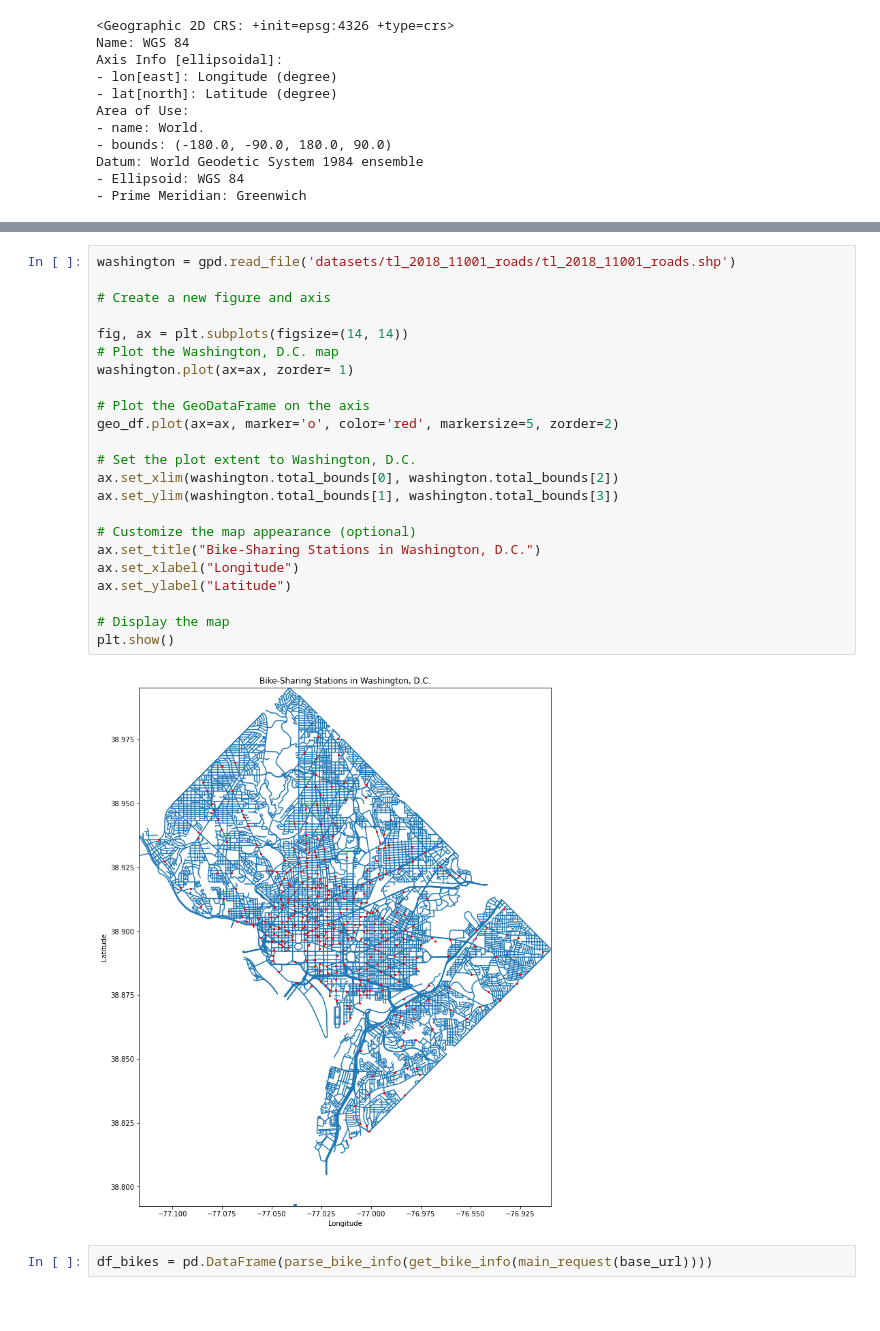
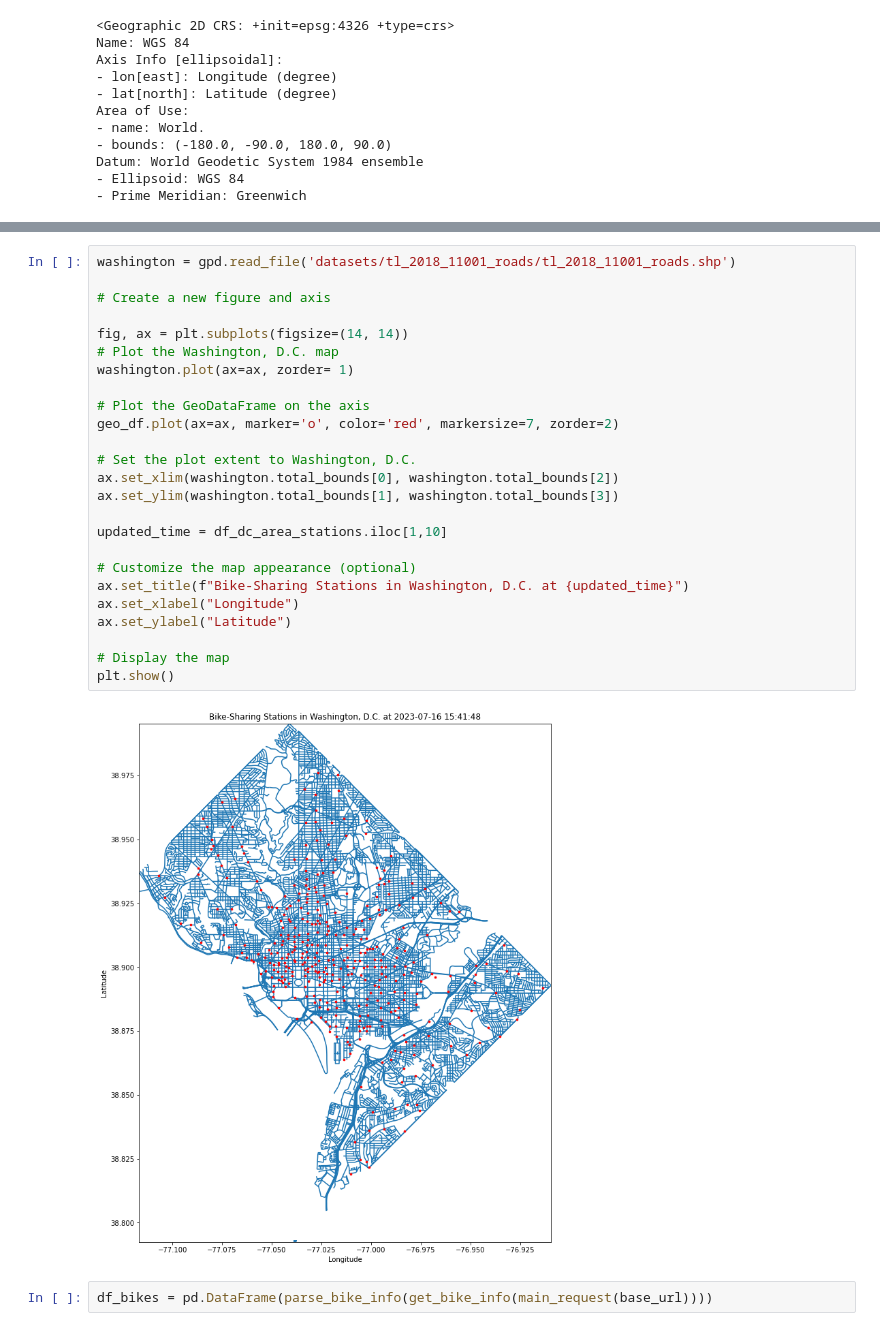
Before and after one commit to Maxremmo/Bike-Sharing-ML, a Jupyter notebook: realtime_bikeshare_data.ipynb, the cells around one changed output, grey strips where cells are left out. Saved outputs shown, nothing was run; the diff lists cells and outputs as text.

```diff
--- a/realtime_bikeshare_data.ipynb
+++ b/realtime_bikeshare_data.ipynb
@@ -186,28 +190,30 @@ Datum: World Geodetic System 1984 ensemble
 # %%
 washington = gpd.read_file('datasets/tl_2018_11001_roads/tl_2018_11001_roads.shp')
 
 # Create a new figure and axis
 
 fig, ax = plt.subplots(figsize=(14, 14))
 # Plot the Washington, D.C. map
 washington.plot(ax=ax, zorder= 1)
 
 # Plot the GeoDataFrame on the axis
-geo_df.plot(ax=ax, marker='o', color='red', markersize=5, zorder=2)
+geo_df.plot(ax=ax, marker='o', color='red', markersize=7, zorder=2)
 
 # Set the plot extent to Washington, D.C.
 ax.set_xlim(washington.total_bounds[0], washington.total_bounds[2])
 ax.set_ylim(washington.total_bounds[1], washington.total_bounds[3])
 
+updated_time = df_dc_area_stations.iloc[1,10]
+
 # Customize the map appearance (optional)
-ax.set_title("Bike-Sharing Stations in Washington, D.C.")
+ax.set_title(f"Bike-Sharing Stations in Washington, D.C. at {updated_time}")
 ax.set_xlabel("Longitude")
 ax.set_ylabel("Latitude")
 
 # Display the map
 plt.show()
 # %% [output]
-[figure, old version]
+[figure, new version]
 # %%
 df_bikes = pd.DataFrame(parse_bike_info(get_bike_info(main_request(base_url))))
 # %%
```
Also changed, not shown: parts of 11 cells of this notebook.
